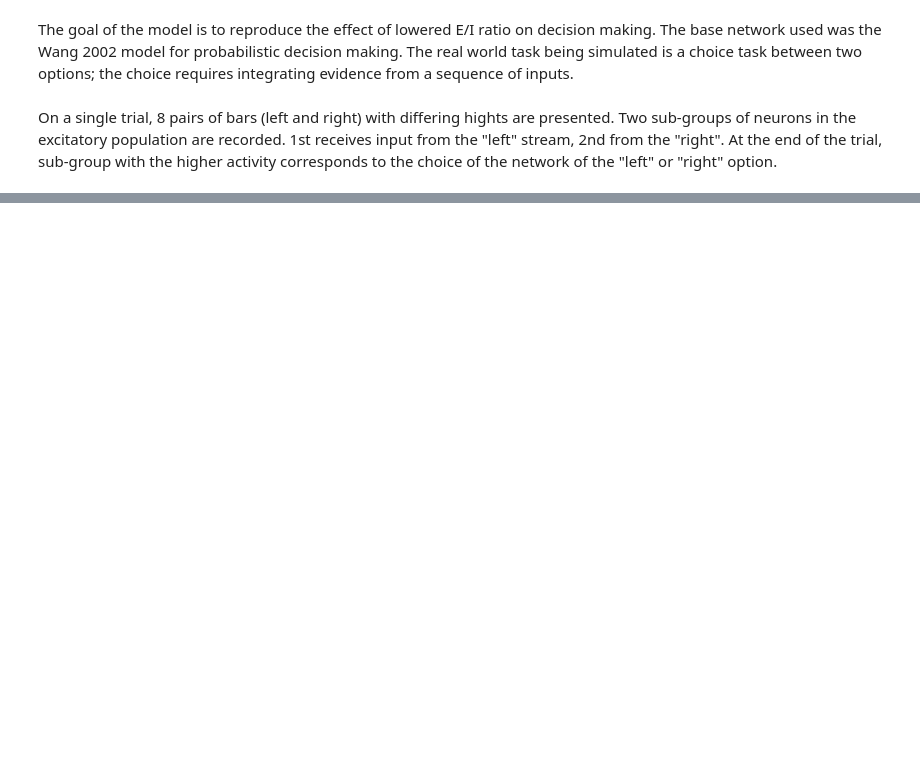
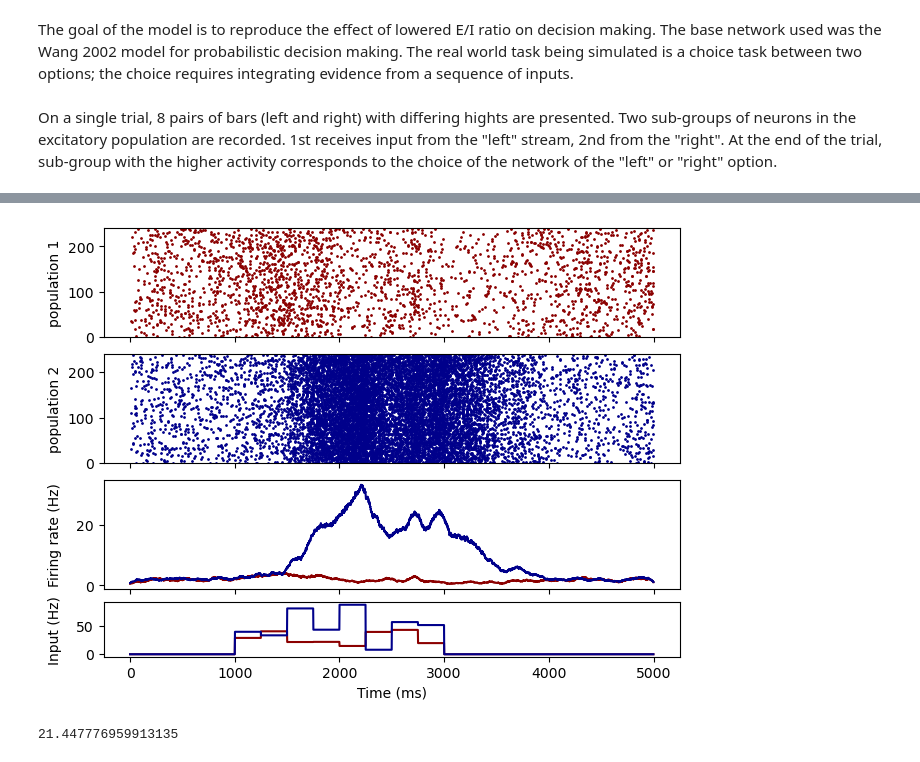
Before and after one commit to alessandrodipiano/brain-modelling-project, a Jupyter notebook: monkey_paper/run_model.ipynb, the cells around one changed output, grey strips where cells are left out. Saved outputs shown, nothing was run; the diff lists cells and outputs as text; code cells hidden in the pictures; blank space fills up the shorter version.

```diff
--- a/monkey_paper/run_model.ipynb
+++ b/monkey_paper/run_model.ipynb
@@ -64,0 +75,25 @@ time_arr, rate_arr = find_r(pop1)
+# %%
+fig, axs = plt.subplots(4, 1, sharex=True, layout='constrained', gridspec_kw={'height_ratios': [2, 2, 2, 1]})
+axs[0].plot(pop1.t / ms, pop1.i, '.', markersize=2, color='darkred')
+axs[0].set(ylabel='population 1', ylim=(0, 240))
+
+axs[1].plot(pop2.t / ms, pop2.i, '.', markersize=2, color='darkblue')
+axs[1].set(ylabel='population 2', ylim=(0, 240))
+
+axs[2].plot(R1.t / ms, R1.smooth_rate(window='flat', width=100 * ms) / Hz, color='darkred')
+axs[2].plot(R2.t / ms, R2.smooth_rate(window='flat', width=100 * ms) / Hz, color='darkblue')
+axs[2].set(ylabel='Firing rate (Hz)')
+
+axs[3].plot(E1.t / ms, E1.rates[0] / Hz, color='darkred')
+axs[3].plot(E2.t / ms, E2.rates[0] / Hz, color='darkblue')
+axs[3].set(ylabel='Input (Hz)', xlabel='Time (ms)')
+
+fig.align_ylabels(axs)
+
+plt.show()
+# %% [output]
+[figure, added]
+# %%
+print(trial[4])
+# %% [output]
+21.447776959913135
```
Also changed, not shown: parts of 4 cells of this notebook, 3 other files.
